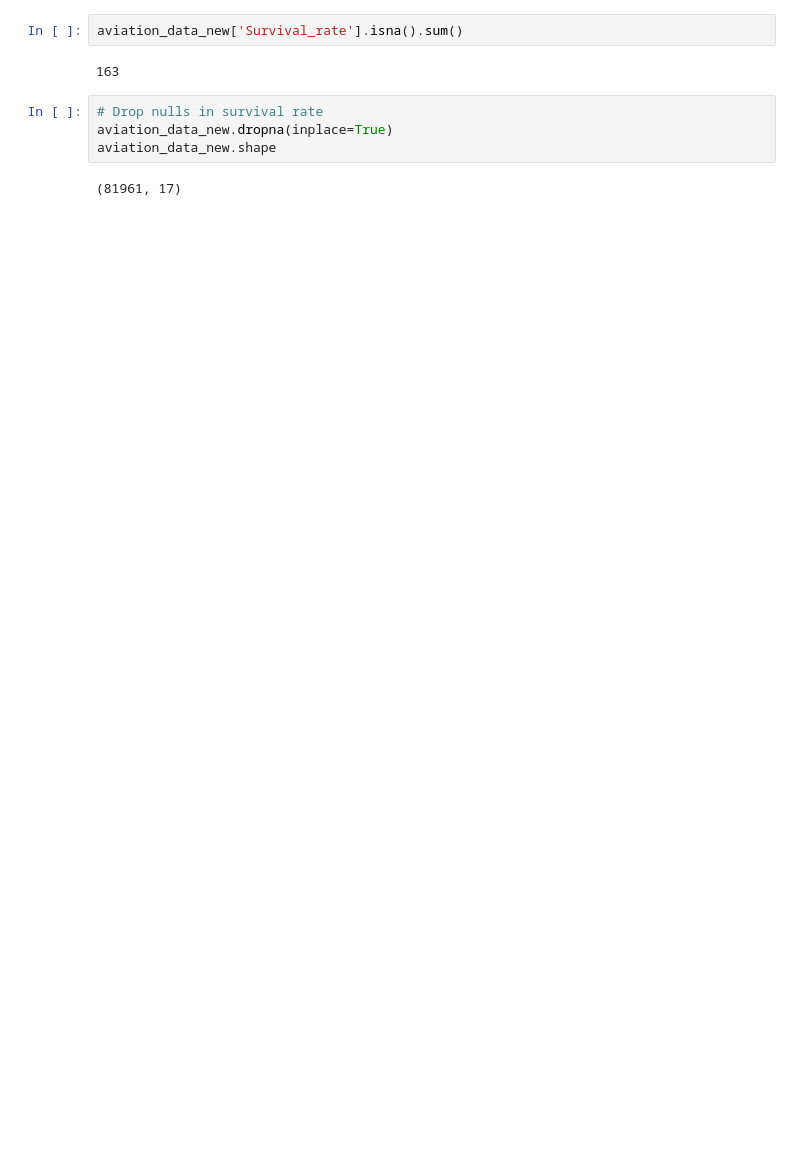
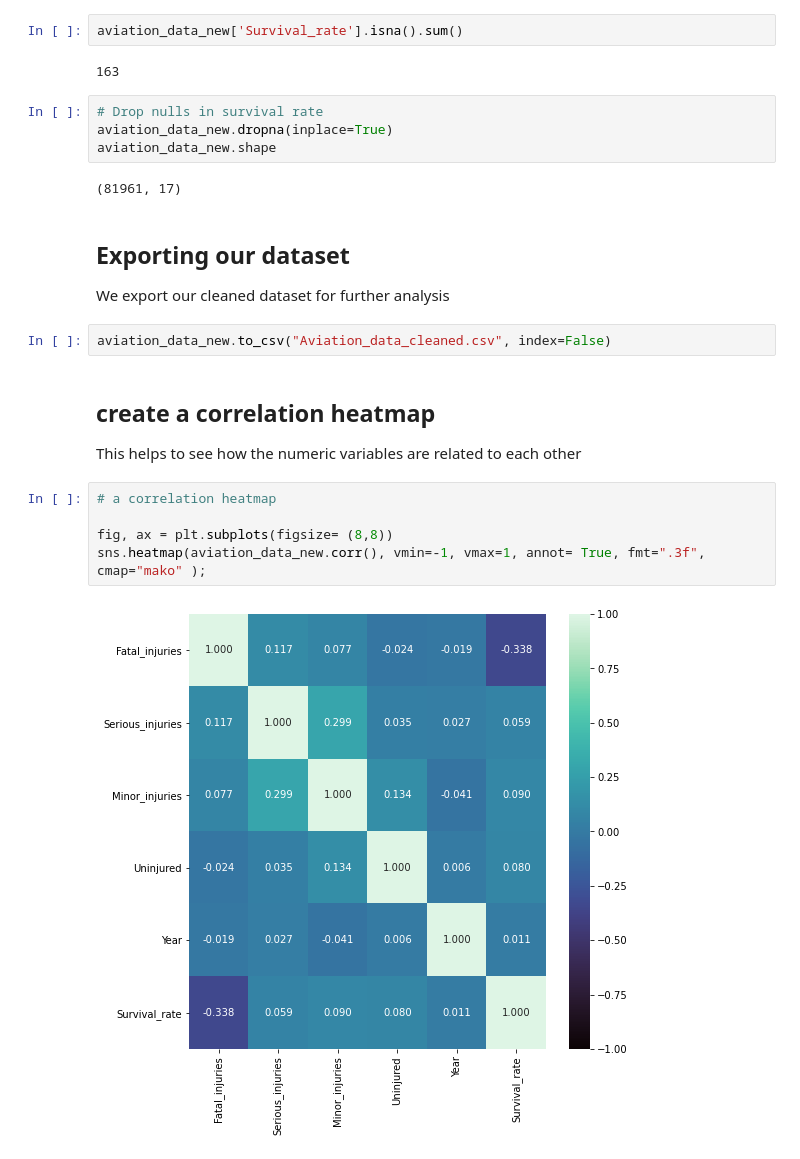
Before and after one commit to MosesMusyoki/dsc-phase_1_project, a Jupyter notebook: student.ipynb, the cells around one changed output. Cells and saved outputs as stored; diff of their text form; blank space fills up the shorter version.

```diff
--- a/student.ipynb
+++ b/student.ipynb
@@ -438,3 +462,20 @@ aviation_data_new.dropna(inplace=True)
 aviation_data_new.shape
 # %% [output]
 (81961, 17)
+# %% [markdown]
+## Exporting our dataset
+
+We export our cleaned dataset for further analysis
+# %%
+aviation_data_new.to_csv("Aviation_data_cleaned.csv", index=False)
+# %% [markdown]
+## create a correlation heatmap
+
+This helps to see how the numeric variables are related to each other
+# %%
+# a correlation heatmap
+
+fig, ax = plt.subplots(figsize= (8,8))
+sns.heatmap(aviation_data_new.corr(), vmin=-1, vmax=1, annot= True, fmt=".3f", cmap="mako" );
+# %% [output]
+[figure, added]
```
Also changed, not shown: parts of 39 cells of this notebook.
